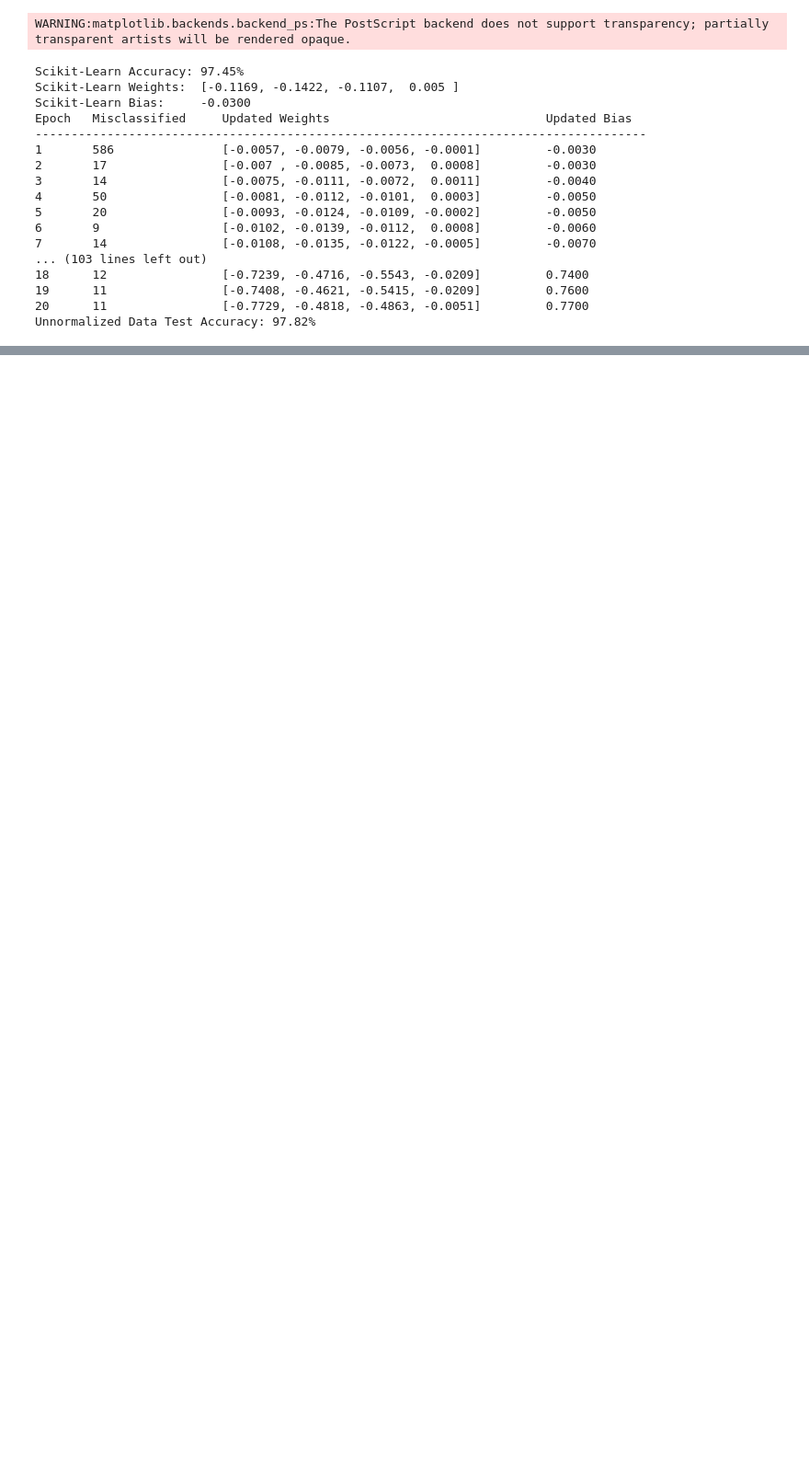
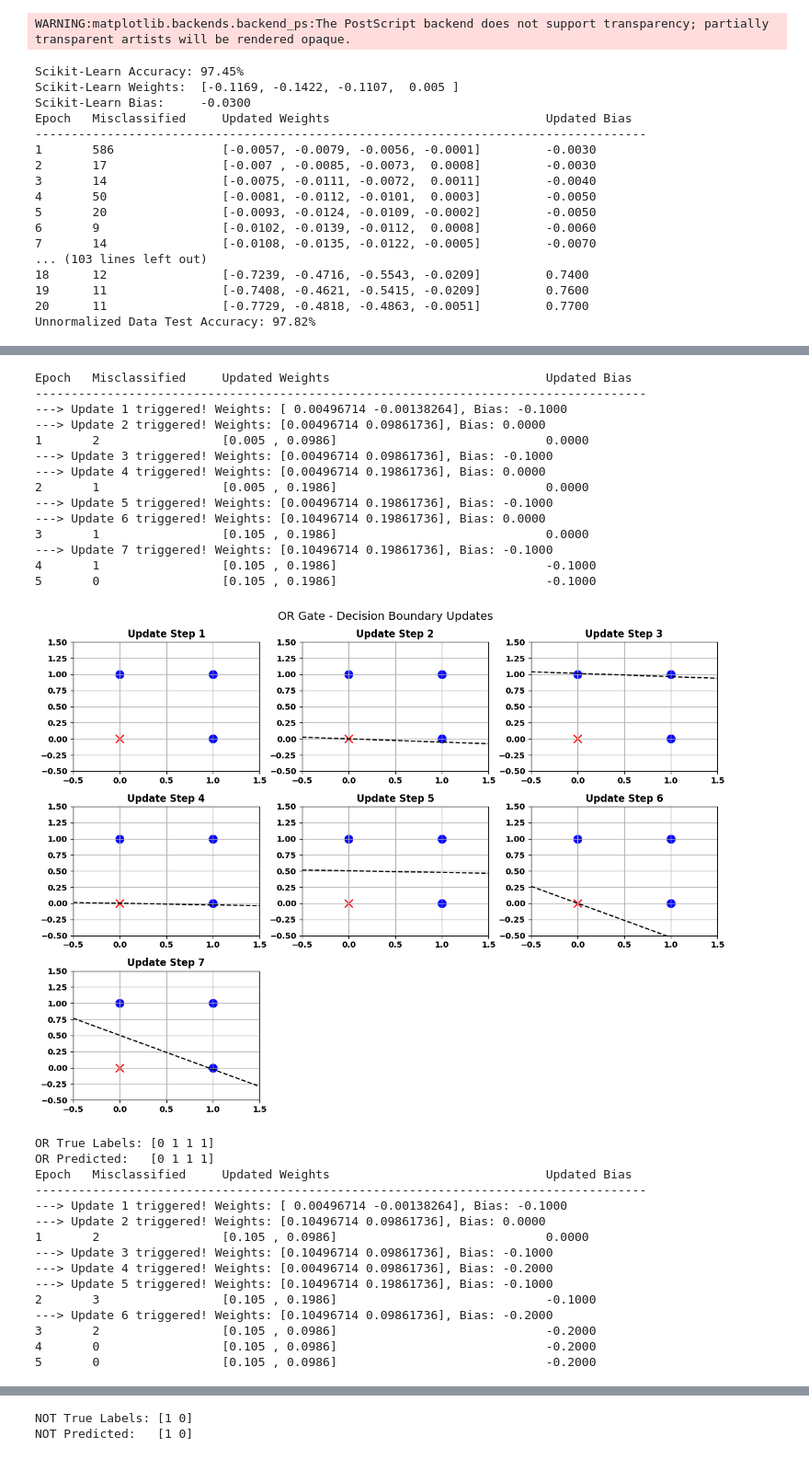
Before and after one commit to Kamlesh-DevOP/deep-learning-lab, a Jupyter notebook: lab-1/Lab1.ipynb, the cells around one changed output, grey strips where cells are left out. Shown at 92% size. Drawn from its saved outputs; the diff is of its cells as text; code cells hidden in the pictures; blank space fills up the shorter version.

```diff
--- a/lab-1/Lab1.ipynb
+++ b/lab-1/Lab1.ipynb
@@ -654,0 +747,54 @@ Unnormalized Data Test Accuracy: 97.82%
+# %%
+# 1. Code the perceptron learning algorithm for OR, NOT, and AND gates using Python. Show the weights after each update. Plot the decision boundary after each weight update using Python built-in packages. (K4)
+
+X_or = np.array([[0, 0], [0, 1], [1, 0], [1, 1]])
+y_or = np.array([0, 1, 1, 1])
+or_model = Perceptron(learning_rate=0.1, epochs=5, gate_name="OR")
+or_model.fit(X_or, y_or)
+print(f"\nOR True Labels: {y_or}")
+print(f"OR Predicted:   {or_model.predict(X_or)}")
+
+X_and = np.array([[0, 0], [0, 1], [1, 0], [1, 1]])
+y_and = np.array([0, 0, 0, 1])
+and_model = Perceptron(learning_rate=0.1, epochs=5, gate_name="AND")
+and_model.fit(X_and, y_and)
+print(f"\nAND True Labels: {y_and}")
+print(f"AND Predicted:   {and_model.predict(X_and)}")
+
+X_not = np.array([[0], [1]])
+y_not = np.array([1, 0])
+not_model = Perceptron(learning_rate=0.1, epochs=5, gate_name="NOT")
+not_model.fit(X_not, y_not)
+print(f"\nNOT True Labels: {y_not}")
+print(f"NOT Predicted:   {not_model.predict(X_not)}")
+# %% [output]
+Epoch   Misclassified     Updated Weights                              Updated Bias
+-------------------------------------------------------------------------------------
+---> Update 1 triggered! Weights: [ 0.00496714 -0.00138264], Bias: -0.1000
+---> Update 2 triggered! Weights: [0.00496714 0.09861736], Bias: 0.0000
+1       2                 [0.005 , 0.0986]                             0.0000
+---> Update 3 triggered! Weights: [0.00496714 0.09861736], Bias: -0.1000
+---> Update 4 triggered! Weights: [0.00496714 0.19861736], Bias: 0.0000
+2       1                 [0.005 , 0.1986]                             0.0000
+---> Update 5 triggered! Weights: [0.00496714 0.19861736], Bias: -0.1000
+---> Update 6 triggered! Weights: [0.10496714 0.19861736], Bias: 0.0000
+3       1                 [0.105 , 0.1986]                             0.0000
+---> Update 7 triggered! Weights: [0.10496714 0.19861736], Bias: -0.1000
+4       1                 [0.105 , 0.1986]                             -0.1000
+5       0                 [0.105 , 0.1986]                             -0.1000
+[figure, added]
+OR True Labels: [0 1 1 1]
+OR Predicted:   [0 1 1 1]
+Epoch   Misclassified     Updated Weights                              Updated Bias
+-------------------------------------------------------------------------------------
+---> Update 1 triggered! Weights: [ 0.00496714 -0.00138264], Bias: -0.1000
+---> Update 2 triggered! Weights: [0.10496714 0.09861736], Bias: 0.0000
+1       2                 [0.105 , 0.0986]                             0.0000
+---> Update 3 triggered! Weights: [0.10496714 0.09861736], Bias: -0.1000
+---> Update 4 triggered! Weights: [0.00496714 0.09861736], Bias: -0.2000
+---> Update 5 triggered! Weights: [0.10496714 0.19861736], Bias: -0.1000
+2       3                 [0.105 , 0.1986]                             -0.1000
+---> Update 6 triggered! Weights: [0.10496714 0.09861736], Bias: -0.2000
+3       2                 [0.105 , 0.0986]                             -0.2000
+4       0                 [0.105 , 0.0986]                             -0.2000
+5       0                 [0.105 , 0.0986]                             -0.2000
@@ -654,0 +814,2 @@ Unnormalized Data Test Accuracy: 97.82%
+NOT True Labels: [1 0]
+NOT Predicted:   [1 0]
```
Also changed, not shown: parts of 9 cells of this notebook, 1 other file.
